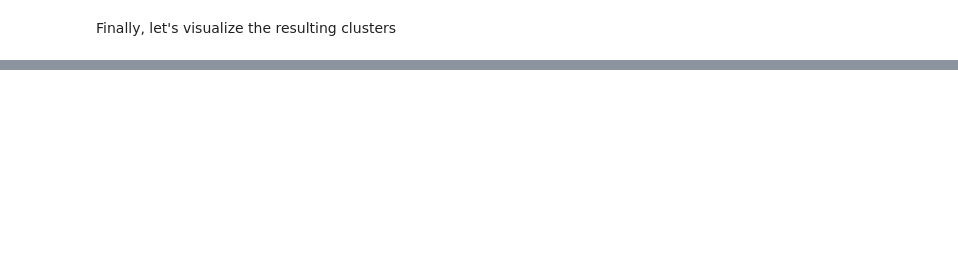
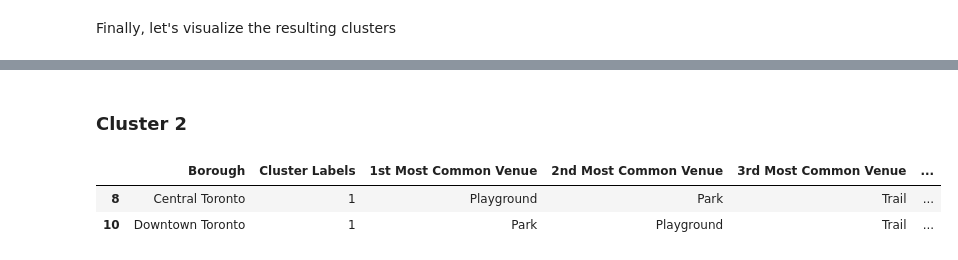
Before and after one commit to stivensanmartin/Coursera_Capstone, a Jupyter notebook: FinalAssigment_AppliedDataScience.ipynb, the cells around one changed output, grey strips where cells are left out. Cells and saved outputs as stored; diff of their text form; code cells hidden in the pictures; blank space fills up the shorter version.

```diff
--- a/FinalAssigment_AppliedDataScience.ipynb
+++ b/FinalAssigment_AppliedDataScience.ipynb
@@ -418,0 +441,8 @@ map_clusters
+# %% [markdown]
+### Cluster 2
+# %%
+toronto_merged.loc[toronto_merged['Cluster Labels'] == 1, toronto_merged.columns[[1] + list(range(5, toronto_merged.shape[1]))]]
+# %% [output]
+|  | Borough | Cluster Labels | 1st Most Common Venue | 2nd Most Common Venue | 3rd Most Common Venue | ... |
+| 8 | Central Toronto | 1 | Playground | Park | Trail | ... |
+| 10 | Downtown Toronto | 1 | Park | Playground | Trail | ... |
```
Also changed, not shown: parts of 6 cells of this notebook.
